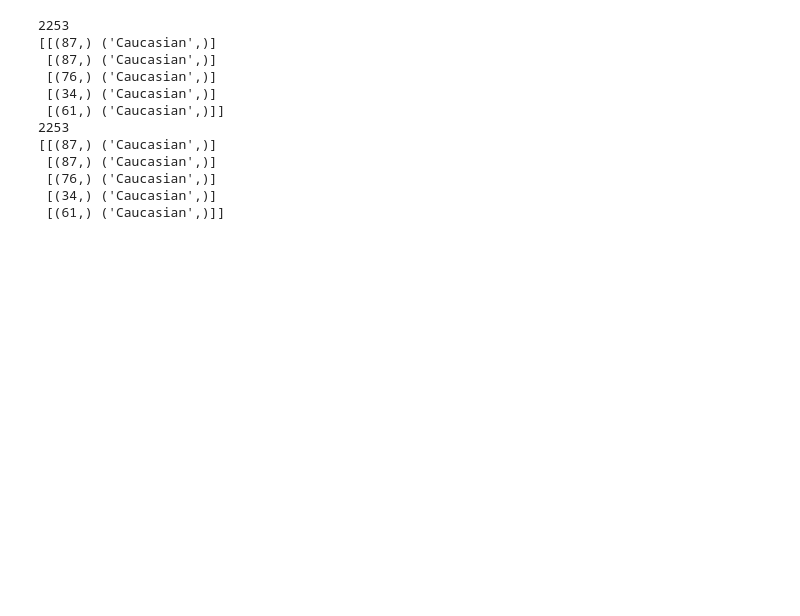
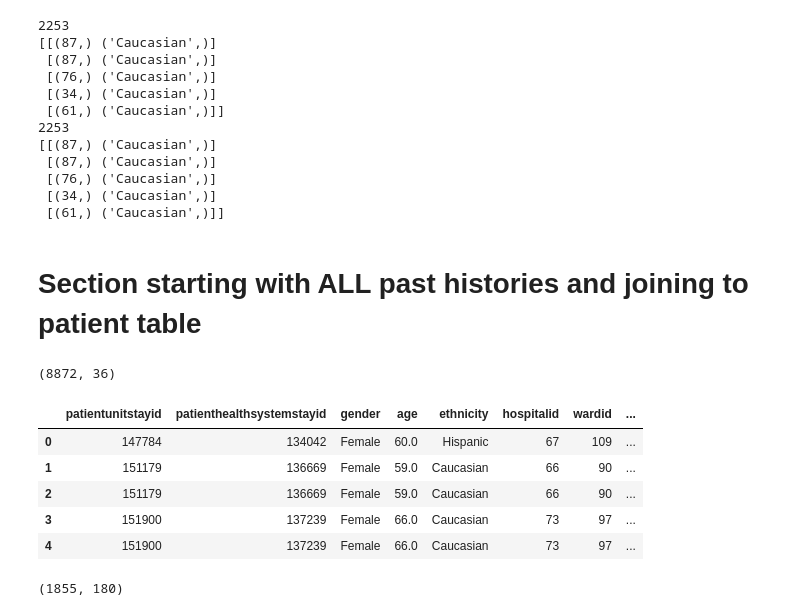
Before and after one commit to dianamJLAB/DS6050, a Jupyter notebook: eICU_gan/gan_work/eICU_exploration.ipynb, the cells around one changed output. Cells and saved outputs as stored; diff of their text form; code cells hidden in the pictures; blank space fills up the shorter version.

```diff
--- a/eICU_gan/gan_work/eICU_exploration.ipynb
+++ b/eICU_gan/gan_work/eICU_exploration.ipynb
@@ -826,3 +917,22 @@ print(np_age_ethnicity_from_file[0:5])
  [(76,) ('Caucasian',)]
  [(34,) ('Caucasian',)]
  [(61,) ('Caucasian',)]]
+# %% [markdown]
+# Section starting with ALL past histories and joining to patient table
+# %%
+
+df_ph = data_hist_filter.set_index('patientunitstayid')
+data_ph_patients = data_patients.join(df_ph, how="inner")
+# reset index to get patient unit stay id out of the index
+data_jodata_ph_patientsin_top10 = data_ph_patients.reset_index()
+print(data_ph_patients.shape)
+data_ph_patients.reset_index(inplace=True)
+data_ph_patients.head(5)
+# %% [output]
+(8872, 36)
+|  | patientunitstayid | patienthealthsystemstayid | gender | age | ethnicity | hospitalid | wardid | ... |
+| 0 | 147784 | 134042 | Female | 60.0 | Hispanic | 67 | 109 | ... |
+| 1 | 151179 | 136669 | Female | 59.0 | Caucasian | 66 | 90 | ... |
+| 2 | 151179 | 136669 | Female | 59.0 | Caucasian | 66 | 90 | ... |
+| 3 | 151900 | 137239 | Female | 66.0 | Caucasian | 73 | 97 | ... |
+| 4 | 151900 | 137239 | Female | 66.0 | Caucasian | 73 | 97 | ... |
@@ -828,0 +942,11 @@ print(np_age_ethnicity_from_file[0:5])
+# %%
+df = pd.read_csv('../data/patients_pasthistory.csv')[['patientunitstayid','age','unitdischargeoffset','hospitaldischargeoffset','hospitaldischargestatus','gender','ethnicity','pasthistoryvalue']]
+
+df.drop_duplicates(inplace=True)
+df = pd.crosstab([df.patientunitstayid, df.age, df.unitdischargeoffset,df.hospitaldischargeoffset,df.hospitaldischargestatus,df.gender,df.ethnicity], df.pasthistoryvalue, margins=True)
+df.reset_index(inplace=True)
+df.reset_index(drop=True, inplace=True)
+print(df.shape)
+df.to_csv('../data/patients_allpasthistory_onehot.csv')
+# %% [output]
+(1855, 180)
```
Also changed, not shown: parts of 16 cells of this notebook, 1 other file.
